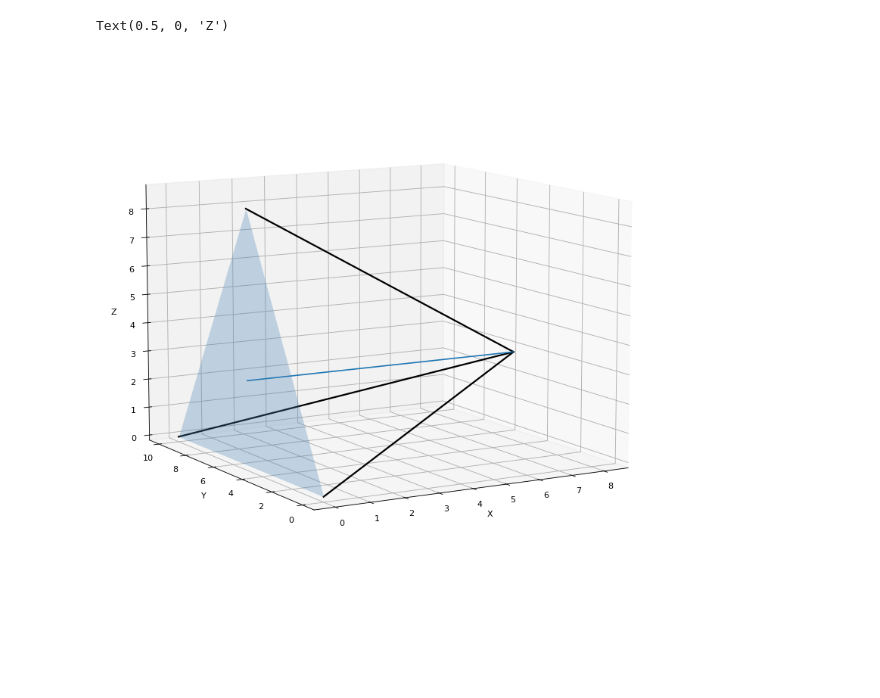
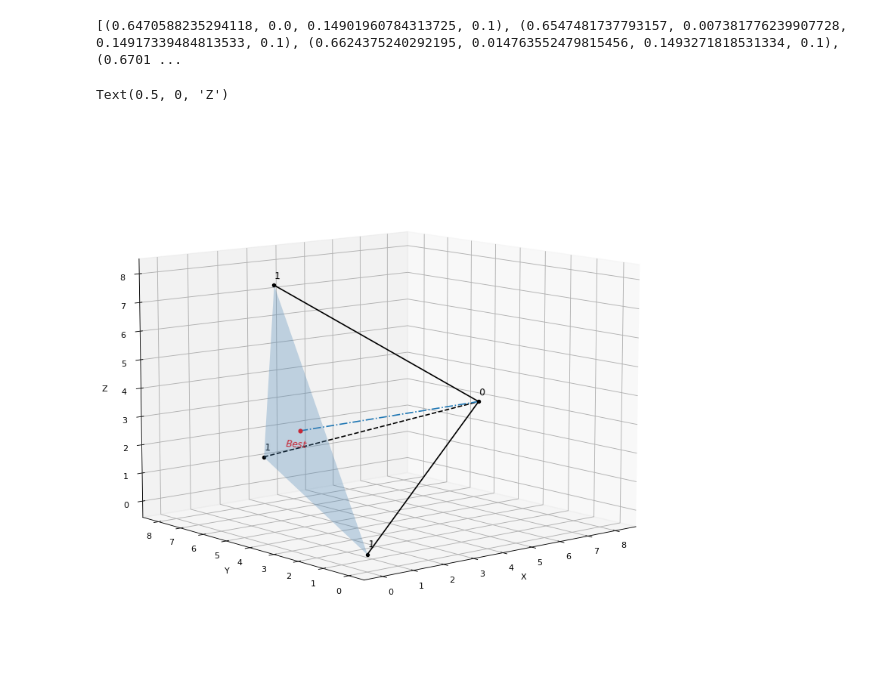
Before and after one commit to Ziqi-Yang/math_modeling_scripts, a Jupyter notebook: draw_charts/myArt/3_var_evulation.ipynb, the cells around one changed output. Saved outputs shown, nothing was run; the diff lists cells and outputs as text; code cells hidden in the pictures; blank space fills up the shorter version.

```diff
--- a/draw_charts/myArt/3_var_evulation.ipynb
+++ b/draw_charts/myArt/3_var_evulation.ipynb
@@ -6,5 +6,11 @@ import numpy as np
 from FillBetween3D import fill_between_3d
 # %%
 df = pd.read_csv("./data/COMPOSED.csv")
-countries = df["Country"]
-X_0,X_1,X_2 = df["complex_HH"],df["complex_PUB"],df["complex_PRIV"]
+countries = list(df["Country"])
+# 确保三个指标都是经过归一化处理的，数值都在0-1内
+V_0,V_1,V_2 = list(df["complex_HH"]),list(df["complex_PUB"]),list(df["complex_PRIV"])
+
+weights = np.array([0.4,0.25,0.35])
+scale_func = np.vectorize(lambda x: x/max(weights)) # 根据权重调整三条棱的长度
+scales = scale_func(weights)
+scales
@@ -11,48 +43,80 @@ X_0,X_1,X_2 = df["complex_HH"],df["complex_PUB"],df["complex_PRIV"]
 # %%
 ax = plt.figure(figsize=(16,12),dpi=80).add_subplot(projection="3d")
 
 
-# ===== 绘制正四面体 =====
-edge_length = 10
-vertexes = np.array([
+# ===== 绘制评价四面体 =====
+edge_length = 10 # 最长边长
+# 正四面体顶点
+r_vertexes = np.array([
     [0,0,0],
     [0,edge_length,0],
     [0,edge_length/2,edge_length/2*np.sqrt(3)],
-    [np.sqrt(6)*edge_length/3,edge_length/2,edge_length/2/np.sqrt(3)]
+    [np.sqrt(6)*edge_length/3,edge_length/2,edge_length/2/np.sqrt(3)] # 以此为绝对顶点
 ])
-bottom_center = np.array([0,edge_length/2,edge_length/2/np.sqrt(3)])
+# 评价四面体顶点
+vertexes = np.array(list(map(lambda x: newVertex_func(x[1],r_vertexes[3],scales[x[0]]),enumerate(r_vertexes[:3])))) # 得到除绝对顶点外的其他顶点经过缩放棱长的坐标
+vertexes = np.append(vertexes,[r_vertexes[-1]],axis=0)
 
-# list(zip(vertexes))
-def getXYZ(type:str):
-    XYZ_dict = dict(x=0,y=1,z=2)
-    XYZ = XYZ_dict[type]
-    return np.array(list(map(lambda x:x[XYZ],vertexes)))
-Xes = getXYZ("x")
-Yes = getXYZ("y")
-Zes = getXYZ("z")
 
-for i in range(3):
-    ax.plot(Xes[[i,3]],Yes[[i,3]],Zes[[i,3]],c="k",lw=2)
+Xes = getXYZ("x",vertexes=vertexes)
+Yes = getXYZ("y",vertexes=vertexes)
+Zes = getXYZ("z",vertexes=vertexes)
 
+bottom_center = gravity(Xes[:3],Yes[:3],Zes[:3]) # 底面重心坐标
+
+mainLinesStyle = ["-","--","-"]
+for i in range(3): # 画出评价指标所代表的三条线段
+    ax.plot(Xes[[i,3]],Yes[[i,3]],Zes[[i,3]],c="k",lw=1.5,ls=mainLinesStyle[i])
+    # 标注指标名称
+    # if i == 2: # 由于2被遮挡,需要单独在外部标出
+
+
+
+# 加入底面重心坐标
 Xes = np.append(Xes,bottom_center[0])
 Yes = np.append(Yes,bottom_center[1])
 Zes = np.append(Zes,bottom_center[2])
 
-ax.plot(Xes[[4,3]],Yes[[4,3]],Zes[[4,3]],"--")
+zdir_set = (1,-2,1/18)
+ax.plot(Xes[[4,3]],Yes[[4,3]],Zes[[4,3]],"-.") # 绝对顶点与底面重心的连线
+ax.scatter([bottom_center[0]],[bottom_center[1]],[bottom_center[2]],c="red",s=20)
+ax.text(bottom_center[0]-.5,bottom_center[1],bottom_center[2]-.5,"$Best$",zdir=zdir_set,color="red",fontsize=11) # 与最后的ax.view_init对应
 
+for i in range(4): # 标注评价四面体四个顶点表示的占比(1或者0)
+    label = "1" if i <= 2 else "0"
+    ax.scatter([Xes[i]],[Yes[i]],[Zes[i]],c="k",s=15)
+    ax.text(Xes[i]+.1,Yes[i]+.1,Zes[i]+.2,label,zdir=zdir_set,c="k",fontsize=11)
+
+# 底面绘制
 line1 = [Xes[[0,1]],Yes[[0,1]],Zes[[0,1]]]
 line2 = [Xes[[0,2]],Yes[[0,2]],Zes[[0,2]]]
 fill_between_3d(ax,*line1,*line2,mode=1,alpha=.3)
 
+# ===== 画上数据 =====
+cmap = plt.get_cmap("RdYlGn")
+colors = [cmap(i) for i in range(len(countries))]
+Alpha = .1
+def changeAlpha(color,alpha):
+    color = list(color)
+    color[3] = alpha
+    color = tuple(color)
+    return color
+colors_with_alpha = list(map(lambda c: changeAlpha(c,Alpha), colors))
 
 
-ax.view_init(10,-120)
+for index in range(len(countries)):
+    pass
+
+
+
+ax.view_init(10,-130)
 
 ax.set_xlabel("X")
 ax.set_ylabel("Y")
 ax.set_zlabel("Z")
 
 # ax.set_axis_off() # 隐藏坐标轴
 # %% [output]
-Text(0.5, 0, 'Z')
+[(0.6470588235294118, 0.0, 0.14901960784313725, 0.1), (0.6547481737793157, 0.007381776239907728, 0.14917339484813533, 0.1), (0.6624375240292195, 0.014763552479815456, 0.1493271818531334, 0.1), (0.6701 ...
+Text(0.5, 0, 'Z')
-[figure, old version]
+[figure, new version]
```
Also changed, not shown: parts of 2 cells of this notebook.
